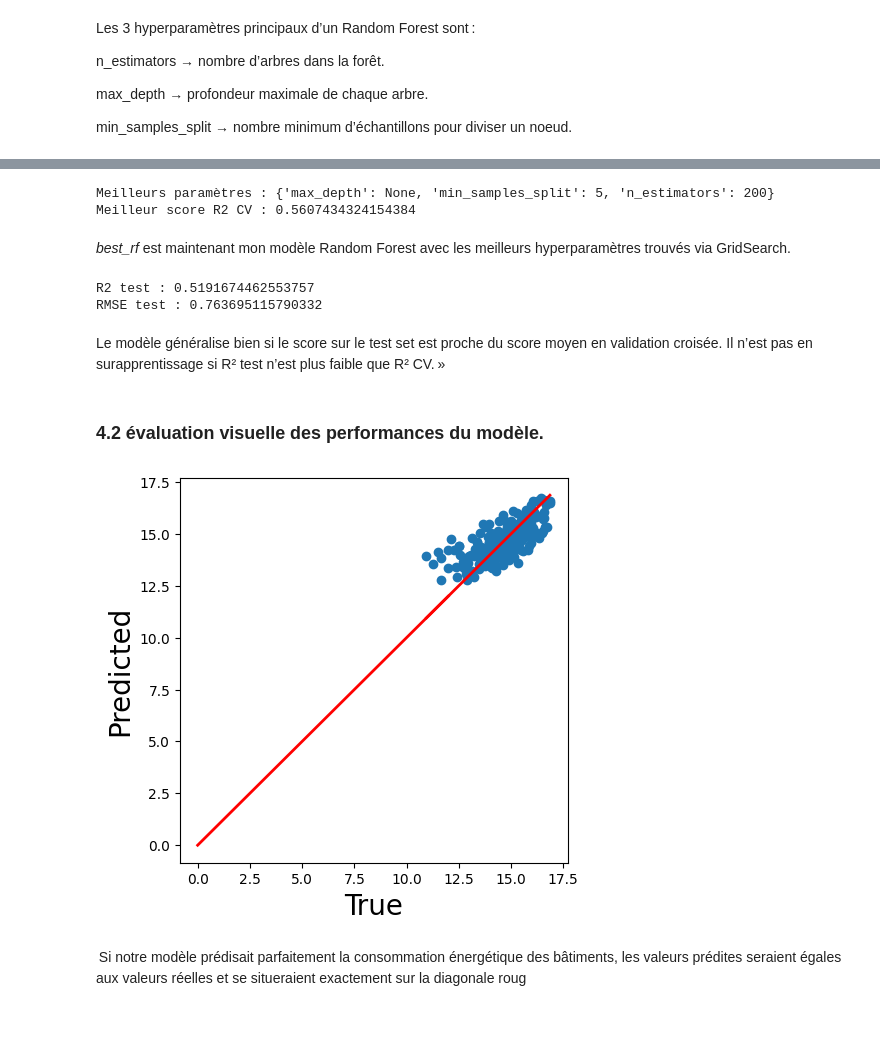
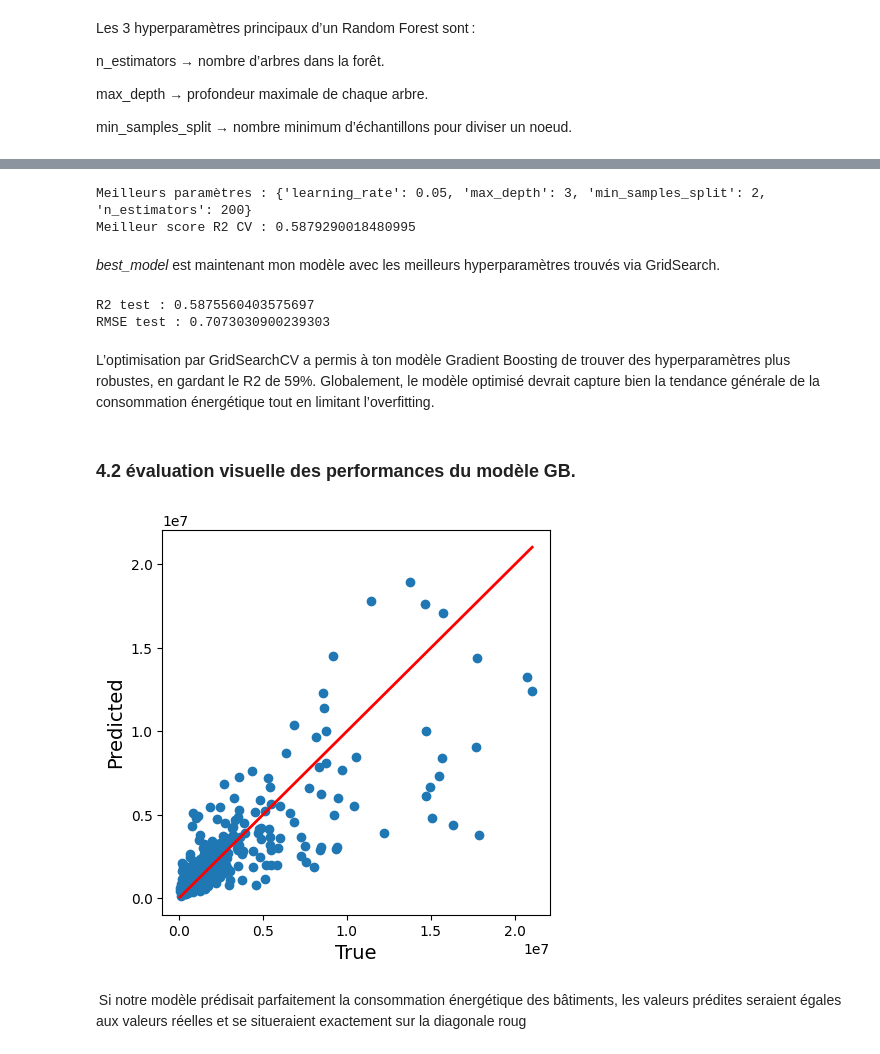
Before and after one commit to Solisdata/projet6_ml_api, a Jupyter notebook: modele/2_modelisation_supervisée.ipynb, the cells around one changed output, grey strips where cells are left out. Cells and saved outputs as stored; diff of their text form; code cells hidden in the pictures; blank space fills up the shorter version.

Commit message:
amelioration modele avec GrandientBoosting

```diff
--- a/modele/2_modelisation_supervisée.ipynb
+++ b/modele/2_modelisation_supervisée.ipynb
@@ -464,45 +474,43 @@ grid_search = GridSearchCV(
 grid_search.fit(X_train, y_train)
 
 # Meilleur modèle
-best_rf = grid_search.best_estimator_
+best_model = grid_search.best_estimator_
 
 print("Meilleurs paramètres :", grid_search.best_params_)
 print("Meilleur score R2 CV :", grid_search.best_score_)
 # %% [output]
-Meilleurs paramètres : {'max_depth': None, 'min_samples_split': 5, 'n_estimators': 200}
-Meilleur score R2 CV : 0.5607434324154384
+Meilleurs paramètres : {'learning_rate': 0.05, 'max_depth': 3, 'min_samples_split': 2, 'n_estimators': 200}
+Meilleur score R2 CV : 0.5879290018480995
 # %% [markdown]
-*best_rf* est maintenant mon modèle Random Forest avec les meilleurs hyperparamètres trouvés via GridSearch.
+*best_model* est maintenant mon modèle  avec les meilleurs hyperparamètres trouvés via GridSearch.
 # %%
-y_pred_test = best_rf.predict(X_test)
+y_pred_test = best_model.predict(X_test)
 
 print("R2 test :", r2_score(y_test, y_pred_test))
 print("RMSE test :", np.sqrt(mean_squared_error(y_test, y_pred_test)))
 # %% [output]
-R2 test : 0.5191674462553757
-RMSE test : 0.763695115790332
+R2 test : 0.5875560403575697
+RMSE test : 0.7073030900239303
-# %% [markdown]
-Le modèle généralise bien si le score sur le test set est proche du score moyen en validation croisée. Il n’est pas en surapprentissage si R² test n’est plus faible que R² CV. »
+# %% [markdown]
+L’optimisation par GridSearchCV a permis à ton modèle Gradient Boosting de trouver des hyperparamètres plus robustes, en gardant le R2 de 59%.
+Globalement, le modèle optimisé devrait capture bien la tendance générale de la consommation énergétique tout en limitant l’overfitting.
 # %% [markdown]
-### 4.2 évaluation visuelle des performances du modèle.
+### 4.2 évaluation visuelle des performances du modèle GB.
 # %%
-pred_test = best_rf.predict(X_test)
+# Revenir à l'échelle réelle
+y_test_real = np.expm1(y_test)
+pred_test_real = np.expm1(y_pred_test_gb)
  # Visualisation/évaluation du modèle
 plt.figure(figsize=(5,5))
-plt.scatter(y_test, pred_test)
-plt.plot([0, 12],
-         [0, 12],
-         color = 'r',
-         linestyle = '-',
-         linewidth = 2)
-plt.ylabel('Predicted', size = 20)
-plt.xlabel('True', size = 20)
-plt.plot([y_test.min(), y_test.max()],
-         [y_test.min(), y_test.max()],
+plt.scatter(y_test_real, pred_test_real)
+plt.plot([y_test_real.min(), y_test_real.max()],
+         [y_test_real.min(), y_test_real.max()],
          color='r', linestyle='-', linewidth=2)
+plt.ylabel('Predicted', size=14)
+plt.xlabel('True', size=14)
 plt.show()
 # %% [output]
-[figure, old version]
+[figure, new version]
 # %% [markdown]
  Si notre modèle prédisait parfaitement la consommation énergétique des bâtiments, les valeurs prédites seraient égales aux valeurs réelles et se situeraient exactement sur la diagonale roug
 # %% [markdown]
```
Also changed, not shown: parts of 17 cells of this notebook.
